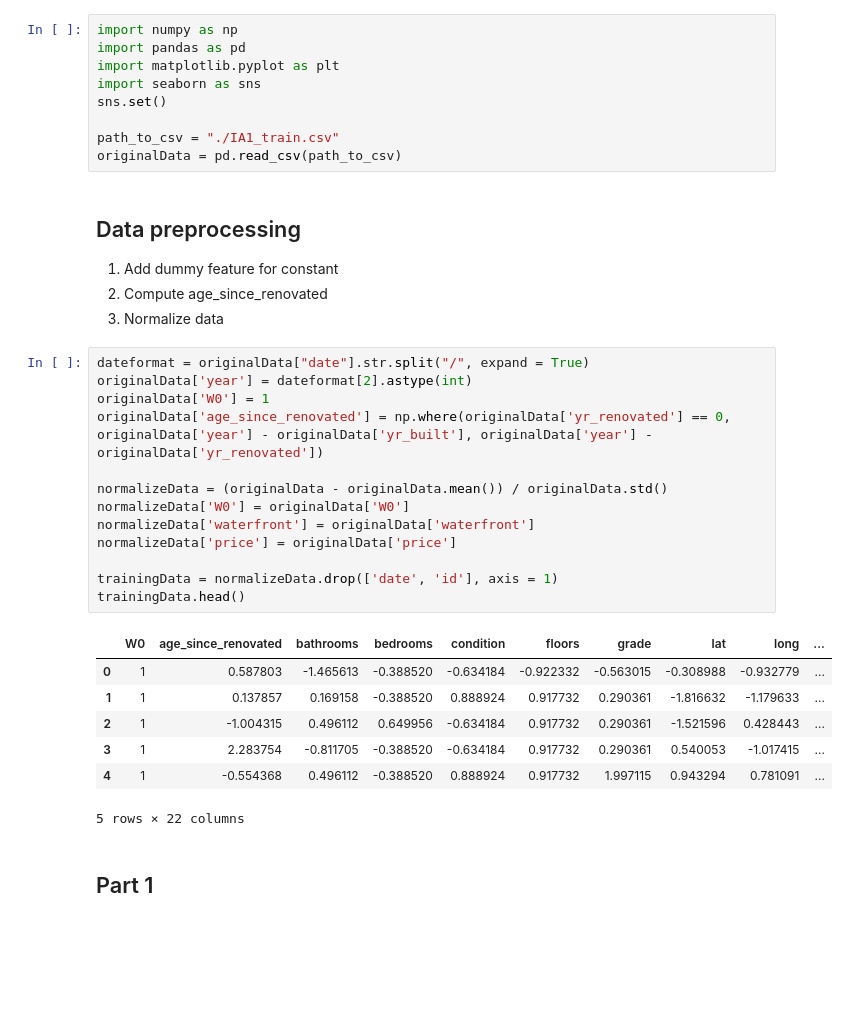
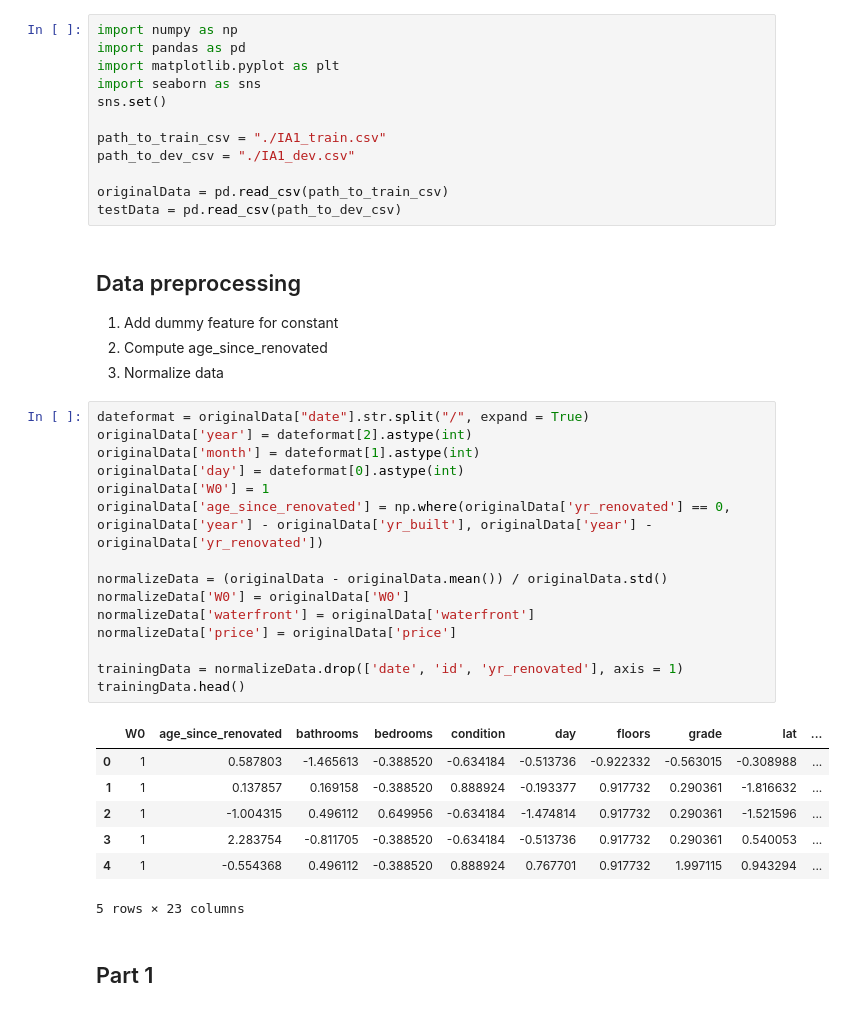
Before and after one commit to KingstonRainsworthCS/AI-534, a Jupyter notebook: IA1/IA1.ipynb, the cells around one changed output. Drawn from its saved outputs; the diff is of its cells as text; blank space fills up the shorter version.

```diff
--- a/IA1/IA1.ipynb
+++ b/IA1/IA1.ipynb
@@ -5,8 +5,11 @@ import matplotlib.pyplot as plt
 import seaborn as sns
 sns.set()
 
-path_to_csv = "./IA1_train.csv"
-originalData = pd.read_csv(path_to_csv)
+path_to_train_csv = "./IA1_train.csv"
+path_to_dev_csv = "./IA1_dev.csv"
+
+originalData = pd.read_csv(path_to_train_csv)
+testData = pd.read_csv(path_to_dev_csv)
 # %% [markdown]
 ## Data preprocessing
 
@@ -16,24 +19,26 @@ originalData = pd.read_csv(path_to_csv)
 # %%
 dateformat = originalData["date"].str.split("/", expand = True)
 originalData['year'] = dateformat[2].astype(int)
+originalData['month'] = dateformat[1].astype(int)
+originalData['day'] = dateformat[0].astype(int)
 originalData['W0'] = 1
 originalData['age_since_renovated'] = np.where(originalData['yr_renovated'] == 0, originalData['year'] - originalData['yr_built'], originalData['year'] - originalData['yr_renovated'])
 
 normalizeData = (originalData - originalData.mean()) / originalData.std()
 normalizeData['W0'] = originalData['W0']
 normalizeData['waterfront'] = originalData['waterfront']
 normalizeData['price'] = originalData['price']
 
-trainingData = normalizeData.drop(['date', 'id'], axis = 1)
+trainingData = normalizeData.drop(['date', 'id', 'yr_renovated'], axis = 1)
 trainingData.head()
 # %% [output]
-|  | W0 | age_since_renovated | bathrooms | bedrooms | condition | floors | grade | lat | long | ... |
-| 0 | 1 | 0.587803 | -1.465613 | -0.388520 | -0.634184 | -0.922332 | -0.563015 | -0.308988 | -0.932779 | ... |
-| 1 | 1 | 0.137857 | 0.169158 | -0.388520 | 0.888924 | 0.917732 | 0.290361 | -1.816632 | -1.179633 | ... |
-| 2 | 1 | -1.004315 | 0.496112 | 0.649956 | -0.634184 | 0.917732 | 0.290361 | -1.521596 | 0.428443 | ... |
-| 3 | 1 | 2.283754 | -0.811705 | -0.388520 | -0.634184 | 0.917732 | 0.290361 | 0.540053 | -1.017415 | ... |
-| 4 | 1 | -0.554368 | 0.496112 | -0.388520 | 0.888924 | 0.917732 | 1.997115 | 0.943294 | 0.781091 | ... |
+|  | W0 | age_since_renovated | bathrooms | bedrooms | condition | day | floors | grade | lat | ... |
+| 0 | 1 | 0.587803 | -1.465613 | -0.388520 | -0.634184 | -0.513736 | -0.922332 | -0.563015 | -0.308988 | ... |
+| 1 | 1 | 0.137857 | 0.169158 | -0.388520 | 0.888924 | -0.193377 | 0.917732 | 0.290361 | -1.816632 | ... |
+| 2 | 1 | -1.004315 | 0.496112 | 0.649956 | -0.634184 | -1.474814 | 0.917732 | 0.290361 | -1.521596 | ... |
+| 3 | 1 | 2.283754 | -0.811705 | -0.388520 | -0.634184 | -0.513736 | 0.917732 | 0.290361 | 0.540053 | ... |
+| 4 | 1 | -0.554368 | 0.496112 | -0.388520 | 0.888924 | 0.767701 | 0.917732 | 1.997115 | 0.943294 | ... |
-5 rows × 22 columns
+5 rows × 23 columns
 # %% [markdown]
 ## Part 1
 # %%
```
Also changed, not shown: parts of 23 cells of this notebook.
